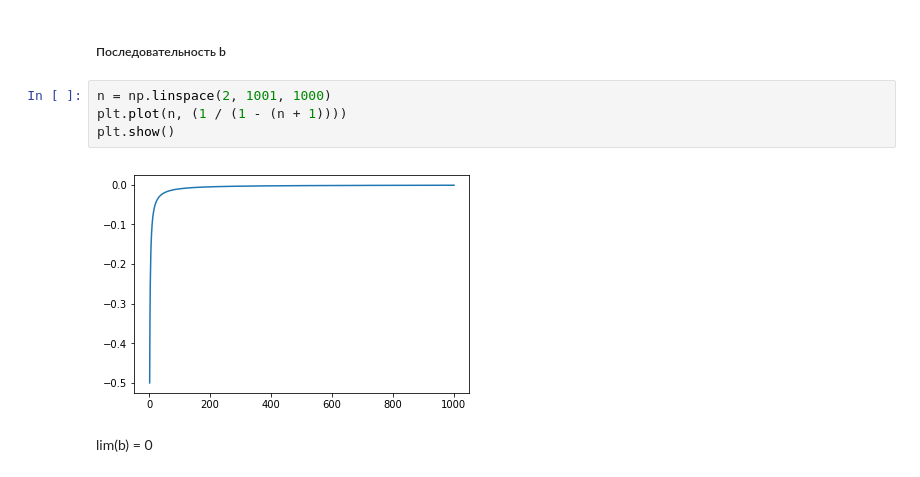
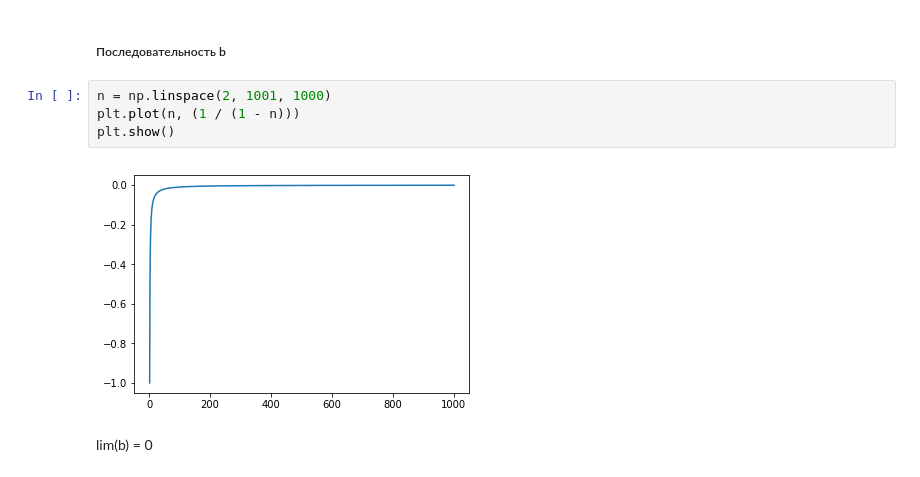
Before and after one commit to haema5/Further_Mathematics, a Jupyter notebook: mathematical analysis/hw_01.ipynb, the cells around one changed output. Saved outputs shown, nothing was run; the diff lists cells and outputs as text.

```diff
--- a/mathematical analysis/hw_01.ipynb
+++ b/mathematical analysis/hw_01.ipynb
@@ -198,10 +198,10 @@ lim(a) = +inf
 ##### Последовательность b
 # %%
 n = np.linspace(2, 1001, 1000)
-plt.plot(n, (1 / (1 - (n + 1))))
+plt.plot(n, (1 / (1 - n)))
 plt.show()
 # %% [output]
-[figure, old version]
+[figure, new version]
 # %% [markdown]
 lim(b) = 0
 # %% [markdown]
```
Also changed, not shown: parts of 21 cells of this notebook.
